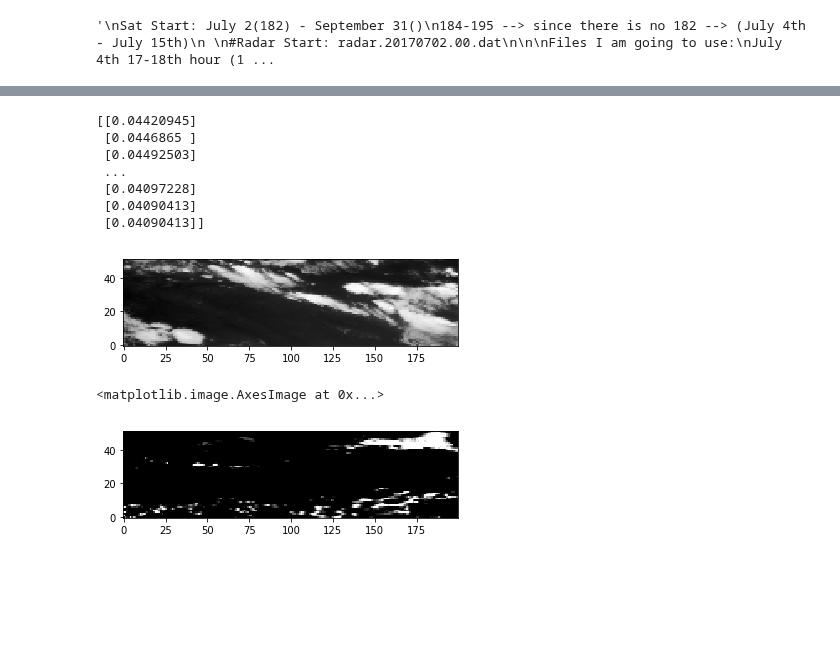
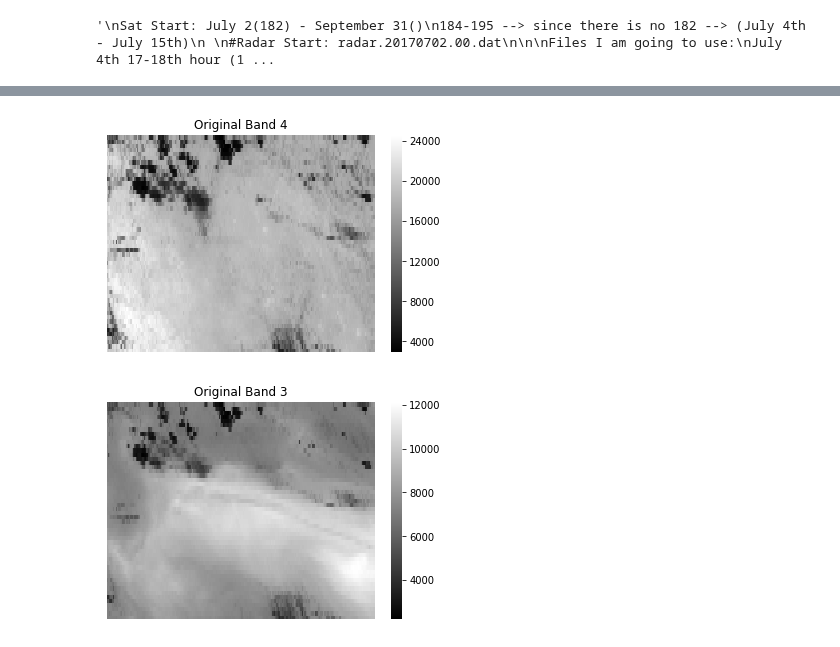
Before and after one commit to yuanzhou15/capstone-weather, a Jupyter notebook: yuan/Untitled.ipynb, the cells around one changed output, grey strips where cells are left out. Drawn from its saved outputs; the diff is of its cells as text; code cells hidden in the pictures; blank space fills up the shorter version.

Commit message:
used both bands 2 and 3

```diff
--- a/yuan/Untitled.ipynb
+++ b/yuan/Untitled.ipynb
@@ -192,18 +191,17 @@ plt.imshow(inverted_test.reshape(52, 200), cmap='gray', origin='lower')
-# %%
-
-plt.imshow(y_pred.reshape(52, 200), cmap= 'gray', origin='lower')
-print(y_pred)
-# %% [output]
-[[0.04420945]
- [0.0446865 ]
- [0.04492503]
- ...
- [0.04097228]
- [0.04090413]
- [0.04090413]]
-[figure, removed]
-# %%
-plt.imshow(test_y.reshape(52, 200), cmap='gray', origin='lower')
-# %% [output]
-<matplotlib.image.AxesImage at 0x...>
-[figure, removed]
+# %%
+#plt.imshow(flatSat4[-10400:].reshape(52, 200), cmap='gray', origin='lower')
+band4 = sns.heatmap(flatSat4[-10400:].reshape(52, 200), cmap='gray')
+band4.invert_yaxis()
+band4.set_title('Original Band 4')
+band4.axes.get_xaxis().set_visible(False)
+band4.axes.get_yaxis().set_visible(False)
+# %% [output]
+[figure, added]
+# %%
+band6 = sns.heatmap(flatSat3[-10400:].reshape(52, 200), cmap='gray')
+band6.invert_yaxis()
+band6.set_title('Original Band 3')
+band6.axes.get_xaxis().set_visible(False)
+band6.axes.get_yaxis().set_visible(False)
+# %% [output]
+[figure, added]
```
Also changed, not shown: parts of 25 cells of this notebook.
